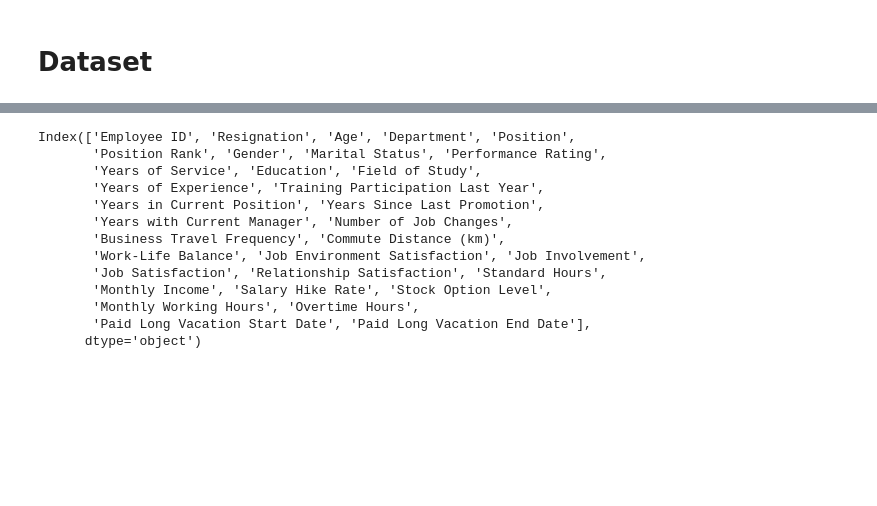
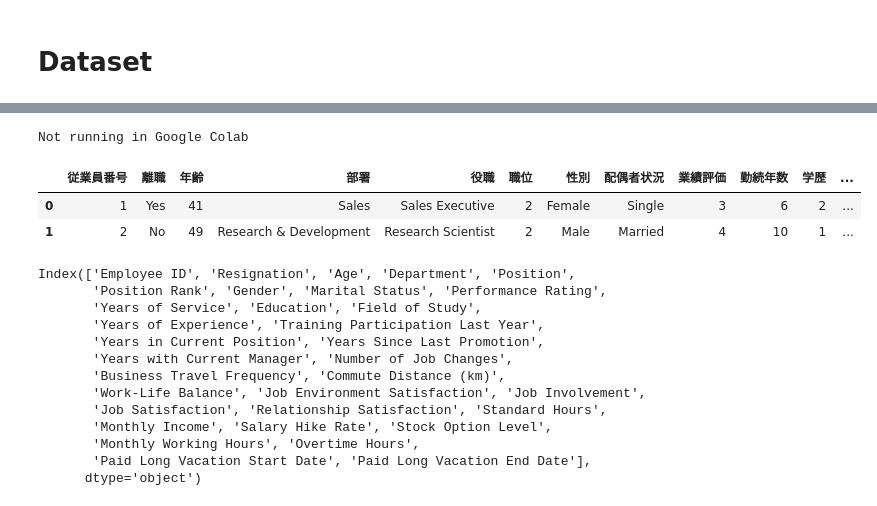
Before and after one commit to just1nt1me/job_turnover_solutions, a Jupyter notebook: job_turnover_analysis_model2.ipynb, the cells around one changed output, grey strips where cells are left out. Cells and saved outputs as stored; diff of their text form; code cells hidden in the pictures; blank space fills up the shorter version.

```diff
--- a/job_turnover_analysis_model2.ipynb
+++ b/job_turnover_analysis_model2.ipynb
@@ -78,3 +54,35 @@ df.head()
+# %%
+import sys
+
+# set max columns display
+pd.options.display.max_columns = 50
+
+def is_running_in_colab():
+    return 'google.colab' in sys.modules
+
+if is_running_in_colab():
+    print("Running in Google Colab")
+
+    # allow colab to access drive
+    from google.colab import drive
+    drive.mount('/content/drive')
+
+    # set link to dataset
+    file_id = '1fkhfkbUXoBexJAAnI7q-kTQC2CUmHW3J'
+    url = 'https://drive.google.com/uc?id={}'.format(file_id)
+
+    df = pd.read_excel(url)
+else:
+    print("Not running in Google Colab")
+    df = pd.read_excel('8WS2_ver2.xlsx')
+# %% [output]
+Not running in Google Colab
+# %%
+df.head(2)
+# %% [output]
+|  | 従業員番号 | 離職 | 年齢 | 部署 | 役職 | 職位 | 性別 | 配偶者状況 | 業績評価 | 勤続年数 | 学歴 | ... |
+| 0 | 1 | Yes | 41 | Sales | Sales Executive | 2 | Female | Single | 3 | 6 | 2 | ... |
+| 1 | 2 | No | 49 | Research & Development | Research Scientist | 2 | Male | Married | 4 | 10 | 1 | ... |
 # %%
 column_mapping = {
     '従業員番号': 'Employee ID',
```
Also changed, not shown: parts of 9 cells of this notebook.
